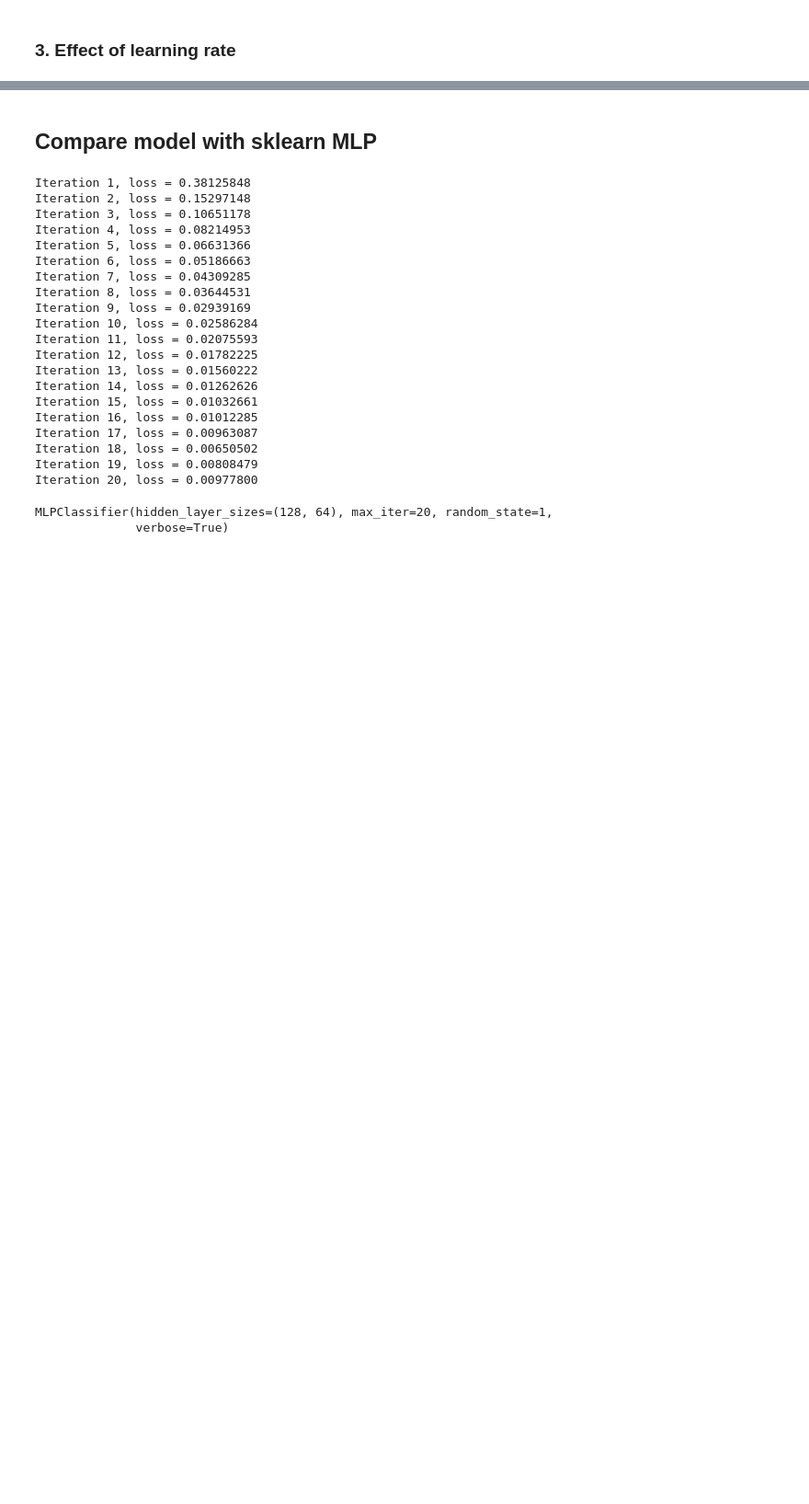
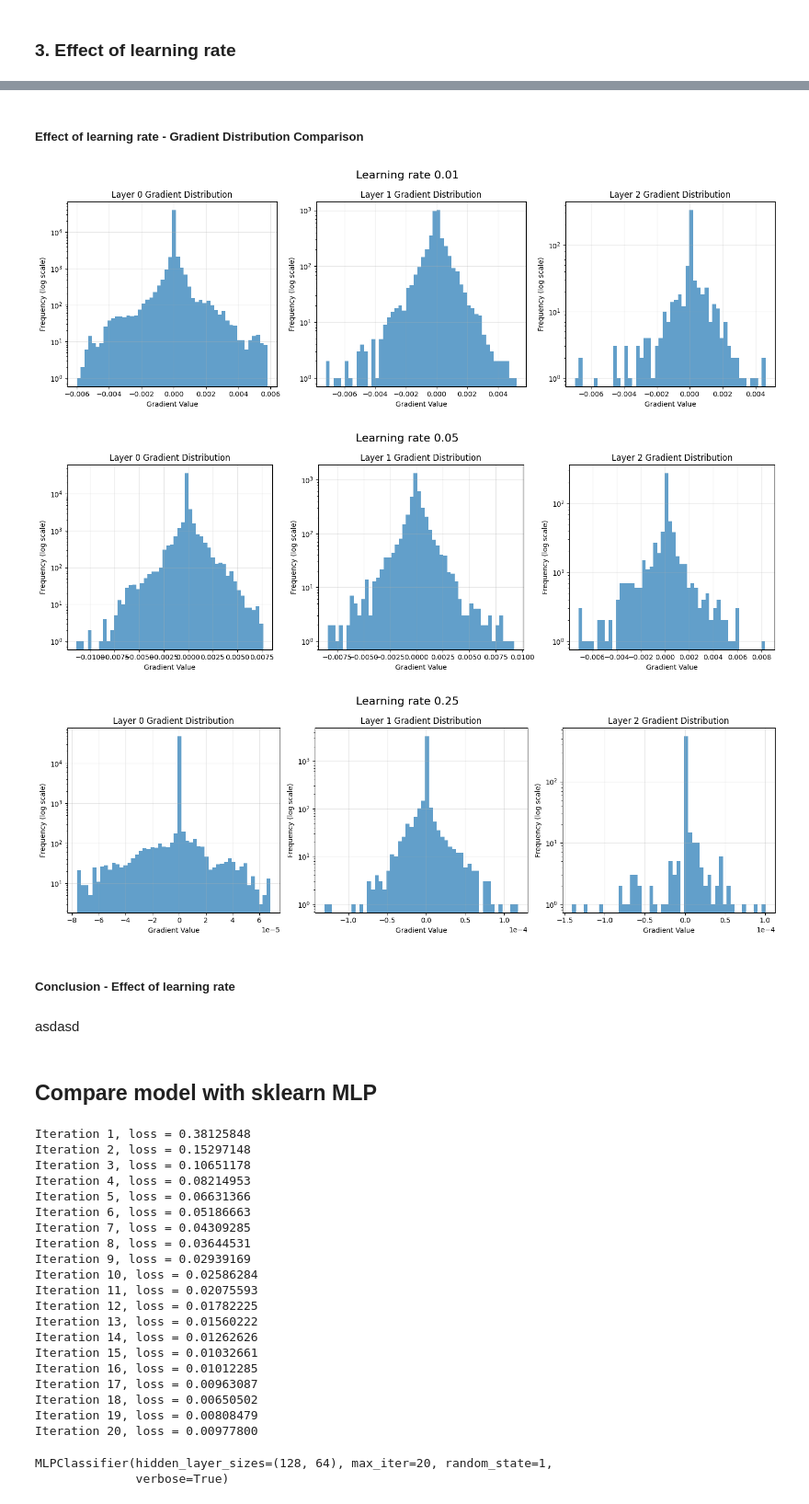
Before and after one commit to riyorax/Tugas-Besar-1-IF3270, a Jupyter notebook: src/main.ipynb, the cells around one changed output, grey strips where cells are left out. Shown at 92% size. Saved outputs shown, nothing was run; the diff lists cells and outputs as text; code cells hidden in the pictures; blank space fills up the shorter version.

```diff
--- a/src/main.ipynb
+++ b/src/main.ipynb
@@ -708,3 +890,17 @@ model_test_4_effect_of_activation_function.plot_gradient_distribution(title='Tan
+# %% [markdown]
+##### Effect of learning rate - Gradient Distribution Comparison
+# %%
+model_test_1_effect_of_learning_rate.plot_gradient_distribution(title='Learning rate 0.01')
+model_test_2_effect_of_learning_rate.plot_gradient_distribution(title='Learning rate 0.05')
+model_test_3_effect_of_learning_rate.plot_gradient_distribution(title='Learning rate 0.25')
+# %% [output]
+[figure, added]
+[figure, added]
+[figure, added]
+# %% [markdown]
+##### Conclusion - Effect of learning rate
+# %% [markdown]
+asdasd
 # %% [markdown]
 ## Compare model with sklearn MLP
 # %%
```
Also changed, not shown: parts of 15 cells of this notebook.
